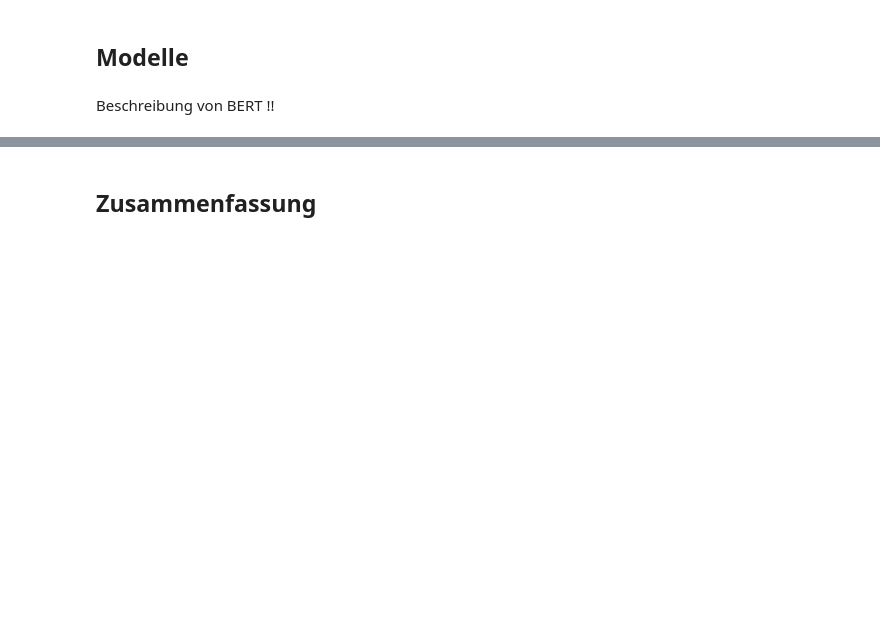
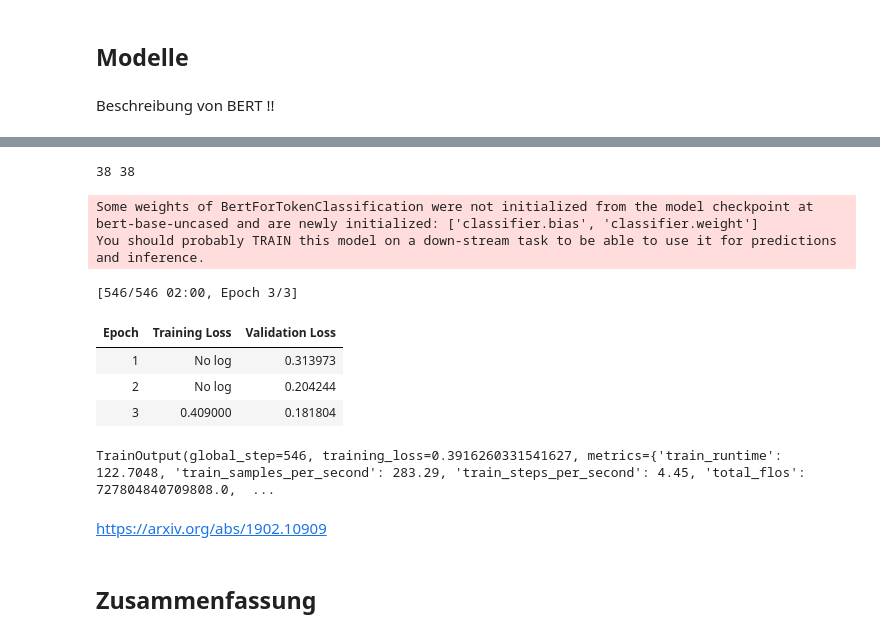
Before and after one commit to TTomczek/nlp-intent-and-slot-filling, a Jupyter notebook: joint-intent-detection-and-slot-filling.ipynb, the cells around one changed output, grey strips where cells are left out. Cells and saved outputs as stored; diff of their text form; code cells hidden in the pictures; blank space fills up the shorter version.

```diff
--- a/joint-intent-detection-and-slot-filling.ipynb
+++ b/joint-intent-detection-and-slot-filling.ipynb
@@ -405,2 +403,81 @@ for true, pred in zip(slot_labels, slot_preds):
+# %%
+# Tokenization für Slot Filling
+tokenizer = BertTokenizer.from_pretrained("bert-base-uncased")
+train_encodings_slots = tokenizer(train_sentences, padding=True, truncation=True, return_tensors="pt")
+test_encodings_slots = tokenizer(test_sentences, padding=True, truncation=True, return_tensors="pt")
+
+# Slots als Labels kodieren
+slot_label_mapping = {slot: i for i, slot in enumerate(corpus.all_slots())}
+train_slot_labels = [[slot_label_mapping[tag] for tag in tags] for tags in train_slots]
+test_slot_labels = [[slot_label_mapping[tag] for tag in tags] for tags in test_slots]
+
+# Labels auf die gleiche Länge wie die Eingaben aufpolstern
+def pad_labels(labels, max_len):
+    return [label + [0] * (max_len - len(label)) for label in labels]
+
+train_max_len = max(len(encoding) for encoding in train_encodings_slots['input_ids'])
+train_slot_labels = torch.tensor(pad_labels(train_slot_labels, train_max_len))
+
+test_max_len = max(len(encoding) for encoding in test_encodings_slots['input_ids'])
+test_slot_labels = torch.tensor(pad_labels(test_slot_labels, test_max_len))
+
+# Konvertieren zu Dataset
+train_dataset_slots = Dataset.from_dict({
+    "input_ids": train_encodings_slots["input_ids"],
+    "attention_mask": train_encodings_slots["attention_mask"],
+    "labels": train_slot_labels
+})
+
+test_dataset_slots = Dataset.from_dict({
+    "input_ids": test_encodings_slots["input_ids"],
+    "attention_mask": test_encodings_slots["attention_mask"],
+    "labels": test_slot_labels
+})
+
+# Sicherstellen, dass das Dataset die richtigen Typen hat
+def encode_examples_slots(examples):
+    return {
+        "input_ids": torch.tensor(examples["input_ids"]),
+        "attention_mask": torch.tensor(examples["attention_mask"]),
+        "labels": torch.tensor(examples["labels"])
+    }
+
+train_dataset_slots = train_dataset_slots.map(encode_examples_slots, batched=True)
+test_dataset_slots = test_dataset_slots.map(encode_examples_slots, batched=True)
+
+# Modell für Slot Filling
+model_slots = BertForTokenClassification.from_pretrained("bert-base-uncased", num_labels=len(slot_label_mapping))
+
+# Training konfigurieren
+training_args_slots = TrainingArguments(
+    output_dir="./slot_filling_results",
+    learning_rate=2e-5,
+    per_device_train_batch_size=16,
+    num_train_epochs=3,
+    eval_strategy="epoch",
+    logging_dir='./logs',
+    report_to=[],
+)
+
+trainer_slots = Trainer(
+    model=model_slots,
+    args=training_args_slots,
+    train_dataset=train_dataset_slots,
+    eval_dataset=test_dataset_slots,
+)
+
+trainer_slots.train()
+# %% [output]
+38 38
+Some weights of BertForTokenClassification were not initialized from the model checkpoint at bert-base-uncased and are newly initialized: ['classifier.bias', 'classifier.weight']
+You should probably TRAIN this model on a down-stream task to be able to use it for predictions and inference.
+[546/546 02:00, Epoch 3/3]
+| Epoch | Training Loss | Validation Loss |
+| 1 | No log | 0.313973 |
+| 2 | No log | 0.204244 |
+| 3 | 0.409000 | 0.181804 |
+TrainOutput(global_step=546, training_loss=0.3916260331541627, metrics={'train_runtime': 122.7048, 'train_samples_per_second': 283.29, 'train_steps_per_second': 4.45, 'total_flos': 727804840709808.0,  ...
+# %% [markdown]
+https://arxiv.org/abs/1902.10909
 # %% [markdown]
 ## Zusammenfassung
```
Also changed, not shown: parts of 13 cells of this notebook, 22 other files.
